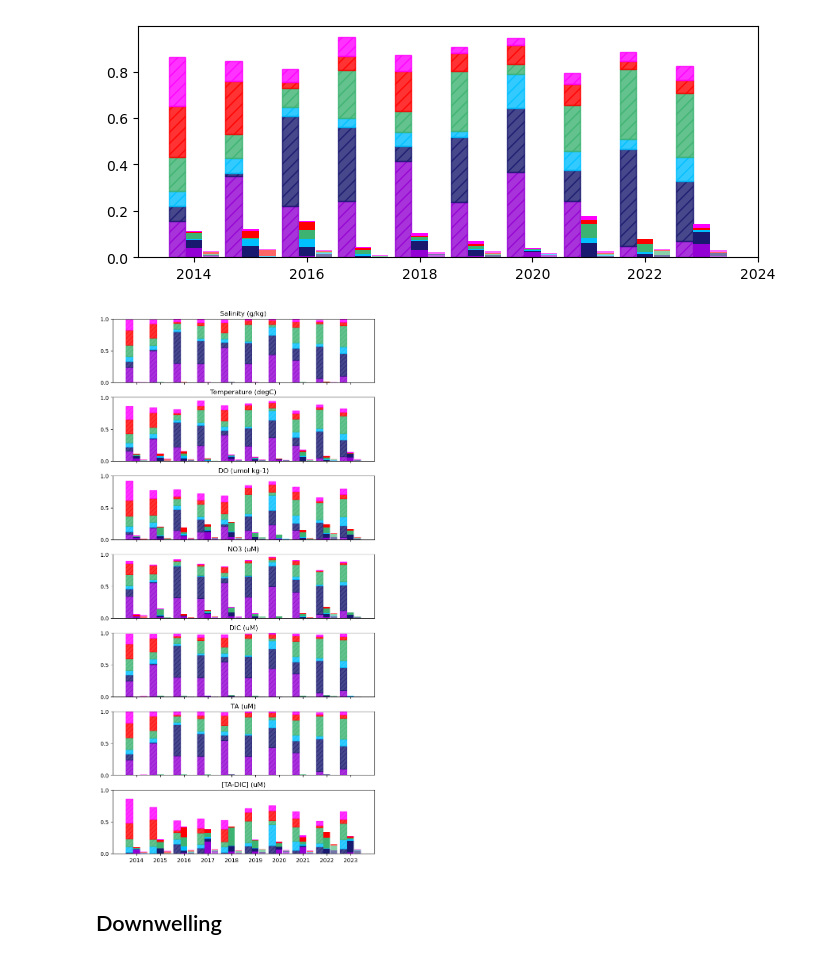
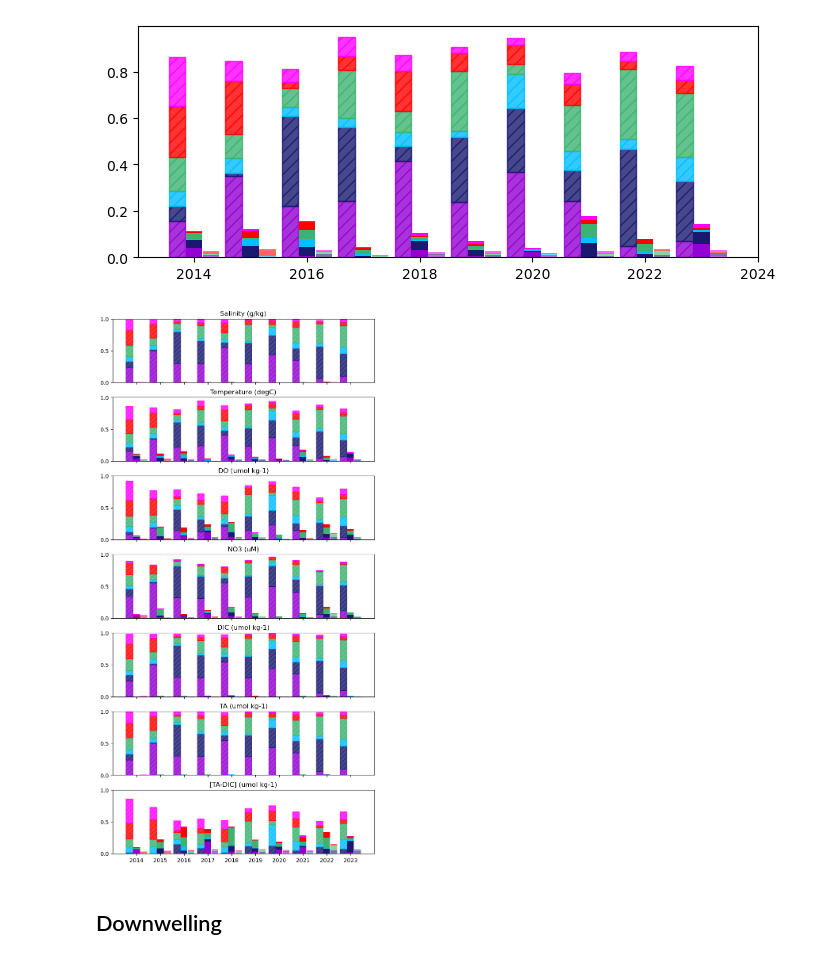
Before and after one commit to rbeutel/LO_user, a Jupyter notebook: ariane/quant_attribution_Flux.ipynb, the cells around one changed output. Saved outputs shown, nothing was run; the diff lists cells and outputs as text; code cells hidden in the pictures.

```diff
--- a/ariane/quant_attribution_Flux.ipynb
+++ b/ariane/quant_attribution_Flux.ipynb
@@ -832,40 +886,40 @@ df = pd.concat([math_up14[['year','section','DICP','DICQ','DICX']][:-1],math_up1
     math_up18[['year','section','DICP','DICQ','DICX']][:-1],math_up19[['year','section','DICP','DICQ','DICX']][:-1],
     math_up20[['year','section','DICP','DICQ','DICX']][:-1],math_up21[['year','section','DICP','DICQ','DICX']][:-1],
     math_up22[['year','section','DICP','DICQ','DICX']][:-1],math_up23[['year','section','DICP','DICQ','DICX']][:-1],])
-three_bar(df,'DIC (uM)',ax5)
+three_bar(df,'DIC (umol kg-1)',ax5)
 
 # TA
 df = pd.concat([math_up14[['year','section','TAP','TAQ','TAX']][:-1],math_up15[['year','section','TAP','TAQ','TAX']][:-1],
     math_up16[['year','section','TAP','TAQ','TAX']][:-1],math_up17[['year','section','TAP','TAQ','TAX']][:-1],
     math_up18[['year','section','TAP','TAQ','TAX']][:-1],math_up19[['year','section','TAP','TAQ','TAX']][:-1],
     math_up20[['year','section','TAP','TAQ','TAX']][:-1],math_up21[['year','section','TAP','TAQ','TAX']][:-1],
     math_up22[['year','section','TAP','TAQ','TAX']][:-1],math_up23[['year','section','TAP','TAQ','TAX']][:-1]])
-three_bar(df,'TA (uM)',ax6)
+three_bar(df,'TA (umol kg-1)',ax6)
 
 # TA-DIC
 df = pd.concat([math_up14[['year','section','TADICP','TADICQ','TADICX']][:-1],math_up15[['year','section','TADICP','TADICQ','TADICX']][:-1],
     math_up16[['year','section','TADICP','TADICQ','TADICX']][:-1],math_up17[['year','section','TADICP','TADICQ','TADICX']][:-1],
     math_up18[['year','section','TADICP','TADICQ','TADICX']][:-1],math_up19[['year','section','TADICP','TADICQ','TADICX']][:-1],
     math_up20[['year','section','TADICP','TADICQ','TADICX']][:-1],math_up21[['year','section','TADICP','TADICQ','TADICX']][:-1],
     math_up22[['year','section','TADICP','TADICQ','TADICX']][:-1],math_up23[['year','section','TADICP','TADICQ','TADICX']][:-1]])
-three_bar(df,'[TA-DIC] (uM)',ax7)
+three_bar(df,'[TA-DIC] (umol kg-1)',ax7)
 
 ax7.set_xticklabels(np.arange(2014,2024,1));
 
 
 # # # build legend handles
 # legend_handles = []
 # regions = ['CUC', 'Offshore Deep', 'Offshore Surface', 'North', 'South', 'Fresh']
 # colours = ['darkviolet','midnightblue','deepskyblue','mediumseagreen','red','magenta']
 # for i in range(len(regions)):
 #     legend_handles.append(mlines.Line2D([], [],
 #                           marker='s', linestyle='None',markersize=7,
 #                           markeredgecolor=colours[i], markerfacecolor=colours[i],
 #                           label=regions[i]))
 # # Add a figure-wide legend below the subplots
 # ax1.legend(handles=legend_handles, loc='lower left', ncol=1, frameon=True,fontsize=8)
 # %% [output]
-[figure, old version]
+[figure, new version]
 # %% [markdown]
 ## Downwelling
 # %%
```
Also changed, not shown: parts of 33 cells of this notebook, 12 other files.
